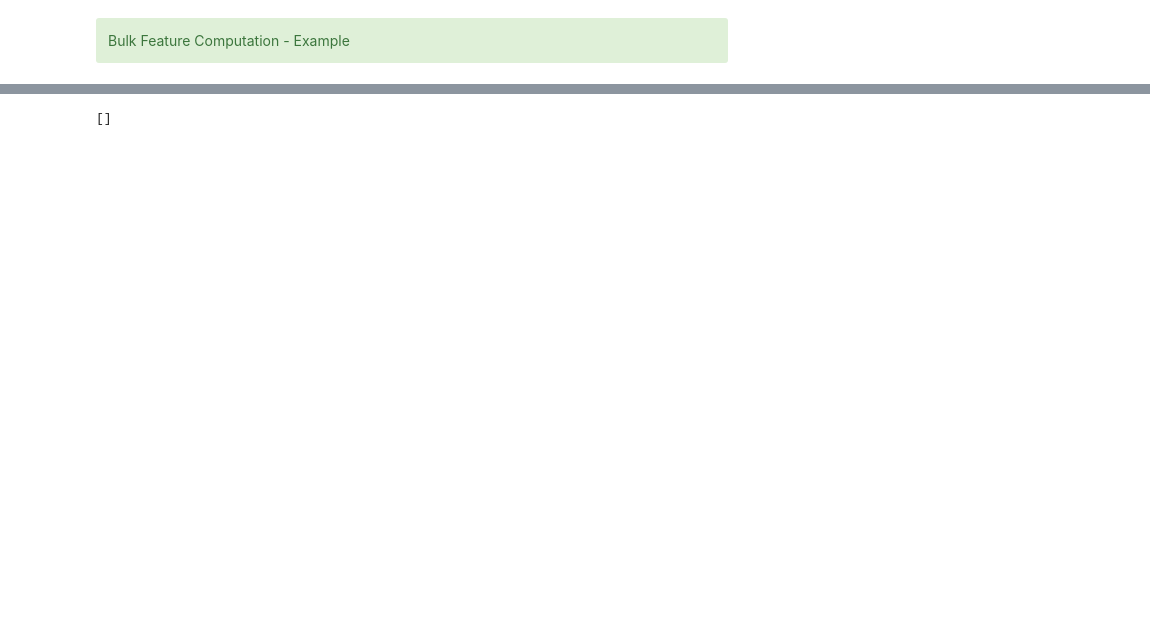
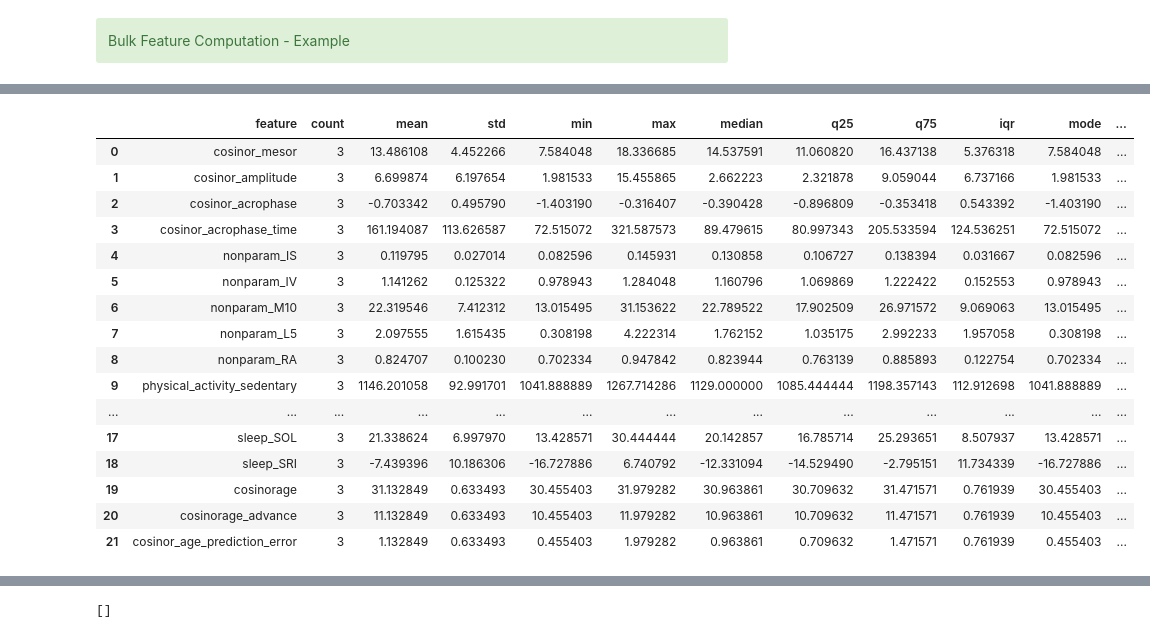
Before and after one commit to ADAMMA-CDHI-ETH-Zurich/CosinorAge, a Jupyter notebook: examples/bulk_example.ipynb, the cells around one changed output, grey strips where cells are left out. Saved outputs shown, nothing was run; the diff lists cells and outputs as text; code cells hidden in the pictures; blank space fills up the shorter version.

```diff
--- a/examples/bulk_example.ipynb
+++ b/examples/bulk_example.ipynb
@@ -107,3 +107,32 @@ bulk_features = BulkWearableFeatures(handlers)
+# %%
+handlers = [generic_handler1, generic_handler2, generic_handler3]
+cosinor_age_inputs = [{'gender': 'male', 'age': 20, 'gt_cosinor_age': 30}, {'gender': 'female', 'age': 20, 'gt_cosinor_age': 30}, {'gender': 'unknown', 'age': 20, 'gt_cosinor_age': 30}]
+bulk_features = BulkWearableFeatures(
+    handlers=handlers,
+    features_args=features_args,
+    cosinor_age_inputs=cosinor_age_inputs,
+    compute_distributions=True
+    )
+
+bulk_features.get_summary_dataframe()
+# %% [output]
+|  | feature | count | mean | std | min | max | median | q25 | q75 | iqr | mode | ... |
+| 0 | cosinor_mesor | 3 | 13.486108 | 4.452266 | 7.584048 | 18.336685 | 14.537591 | 11.060820 | 16.437138 | 5.376318 | 7.584048 | ... |
+| 1 | cosinor_amplitude | 3 | 6.699874 | 6.197654 | 1.981533 | 15.455865 | 2.662223 | 2.321878 | 9.059044 | 6.737166 | 1.981533 | ... |
+| 2 | cosinor_acrophase | 3 | -0.703342 | 0.495790 | -1.403190 | -0.316407 | -0.390428 | -0.896809 | -0.353418 | 0.543392 | -1.403190 | ... |
+| 3 | cosinor_acrophase_time | 3 | 161.194087 | 113.626587 | 72.515072 | 321.587573 | 89.479615 | 80.997343 | 205.533594 | 124.536251 | 72.515072 | ... |
+| 4 | nonparam_IS | 3 | 0.119795 | 0.027014 | 0.082596 | 0.145931 | 0.130858 | 0.106727 | 0.138394 | 0.031667 | 0.082596 | ... |
+| 5 | nonparam_IV | 3 | 1.141262 | 0.125322 | 0.978943 | 1.284048 | 1.160796 | 1.069869 | 1.222422 | 0.152553 | 0.978943 | ... |
+| 6 | nonparam_M10 | 3 | 22.319546 | 7.412312 | 13.015495 | 31.153622 | 22.789522 | 17.902509 | 26.971572 | 9.069063 | 13.015495 | ... |
+| 7 | nonparam_L5 | 3 | 2.097555 | 1.615435 | 0.308198 | 4.222314 | 1.762152 | 1.035175 | 2.992233 | 1.957058 | 0.308198 | ... |
+| 8 | nonparam_RA | 3 | 0.824707 | 0.100230 | 0.702334 | 0.947842 | 0.823944 | 0.763139 | 0.885893 | 0.122754 | 0.702334 | ... |
+| 9 | physical_activity_sedentary | 3 | 1146.201058 | 92.991701 | 1041.888889 | 1267.714286 | 1129.000000 | 1085.444444 | 1198.357143 | 112.912698 | 1041.888889 | ... |
+| ... | ... | ... | ... | ... | ... | ... | ... | ... | ... | ... | ... | ... |
+| 17 | sleep_SOL | 3 | 21.338624 | 6.997970 | 13.428571 | 30.444444 | 20.142857 | 16.785714 | 25.293651 | 8.507937 | 13.428571 | ... |
+| 18 | sleep_SRI | 3 | -7.439396 | 10.186306 | -16.727886 | 6.740792 | -12.331094 | -14.529490 | -2.795151 | 11.734339 | -16.727886 | ... |
+| 19 | cosinorage | 3 | 31.132849 | 0.633493 | 30.455403 | 31.979282 | 30.963861 | 30.709632 | 31.471571 | 0.761939 | 30.455403 | ... |
+| 20 | cosinorage_advance | 3 | 11.132849 | 0.633493 | 10.455403 | 11.979282 | 10.963861 | 10.709632 | 11.471571 | 0.761939 | 10.455403 | ... |
+| 21 | cosinor_age_prediction_error | 3 | 1.132849 | 0.633493 | 0.455403 | 1.979282 | 0.963861 | 0.709632 | 1.471571 | 0.761939 | 0.455403 | ... |
 # %%
 bulk_features.get_individual_features()
 # %% [output]
```
Also changed, not shown: parts of 7 cells of this notebook, 10 other files.
